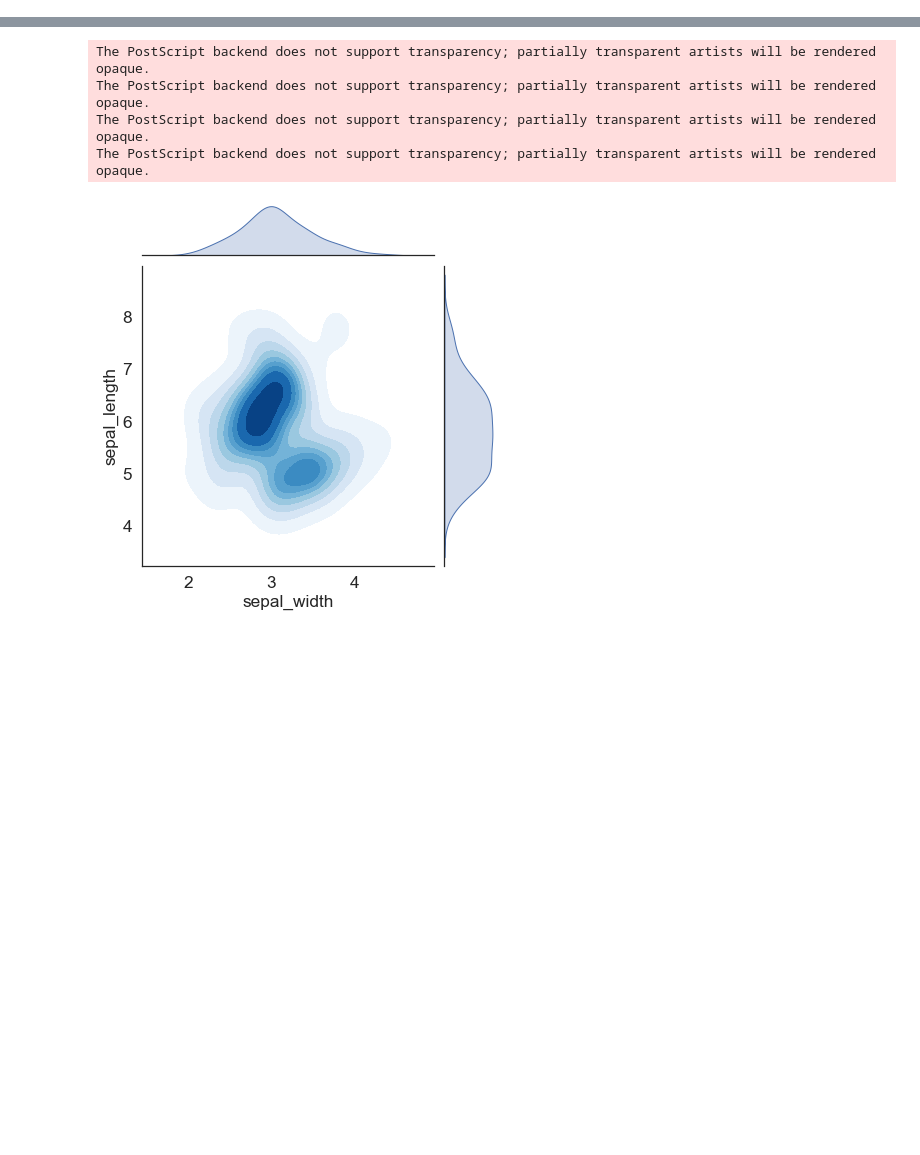
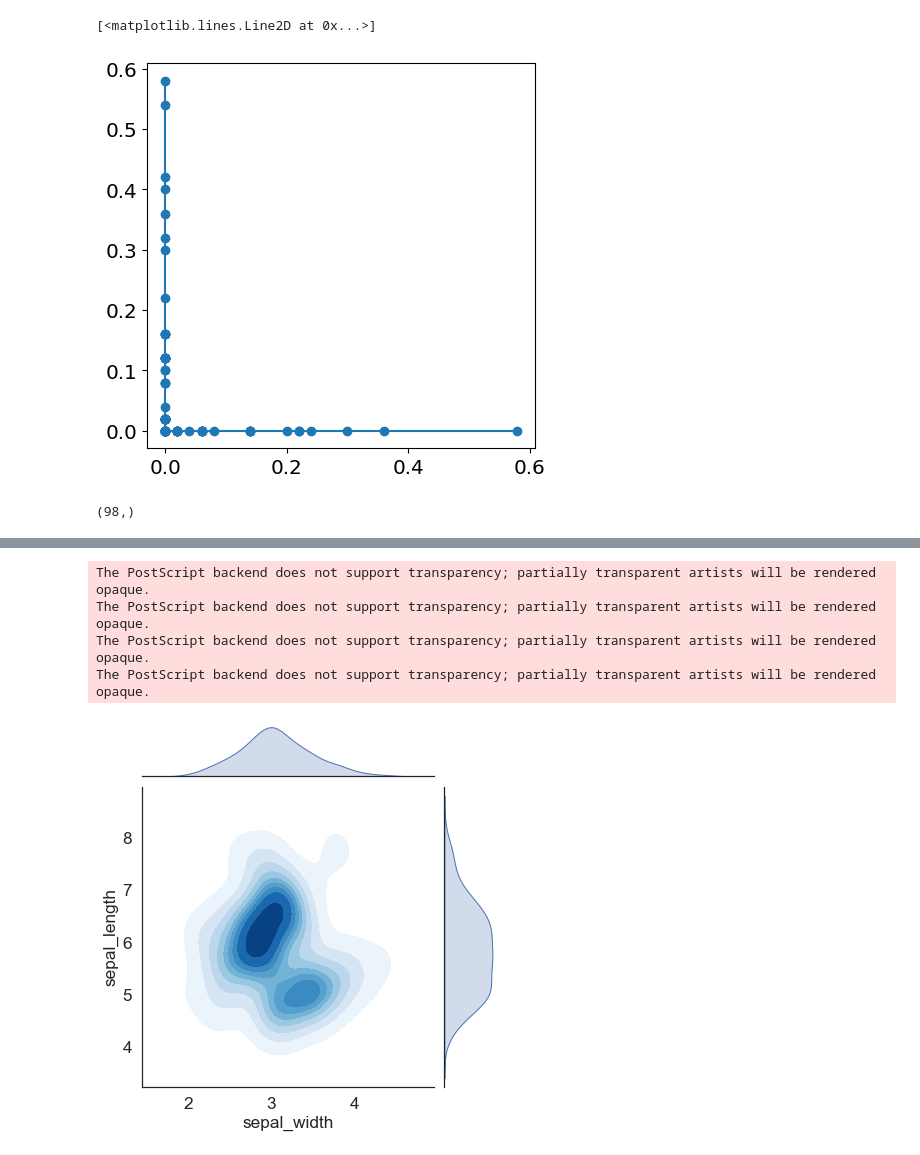
Before and after one commit to wltrimbl/uchicago-data221, a Jupyter notebook: notebooks/IRIS-PRETTY.ipynb, the cells around one changed output, grey strips where cells are left out. Drawn from its saved outputs; the diff is of its cells as text; code cells hidden in the pictures; blank space fills up the shorter version.

```diff
--- a/notebooks/IRIS-PRETTY.ipynb
+++ b/notebooks/IRIS-PRETTY.ipynb
@@ -111,3 +108,28 @@ AttributeError: 'generator' object has no attribute 'next'
+# %%
+results = []
+for p in np.arange(.01, .99, .01):
+    probs = clf.predict_proba(X)
+    PRED = probs[:,0] > p
+    TP = ((PRED == 1) & (y == 1) ) .sum()
+    FP = ((PRED == 1) & (y == 0)) .sum()
+    TN = ((PRED == 0) & (y == 0)) .sum()
+    FN = ((PRED == 0) & (y == 1)) .sum()
+    results.append (  (TP, FP, TN, FN) )
+results = np.array(results)
+# %%
+TPR = results[:, 0] / ( results[:, 0] + results[:,3])
+FPR = results[:,2] /  ( results [:,2] + results[ :, 1])
+# %%
+plt.plot(TPR, FPR, 'o-')
+#plt.xlim((0,0.1))
+#plt.ylim((0,0.1))
+# %% [output]
+[<matplotlib.lines.Line2D at 0x...>]
+[figure, added]
+# %%
+TPR.shape
+# %% [output]
+(98,)
 # %%
 # https://stackoverflow.com/questions/12444716/how-do-i-set-the-figure-title-and-axes-labels-font-size-in-matplotlib
 
```
Also changed, not shown: parts of 5 cells of this notebook, 9 other files.
